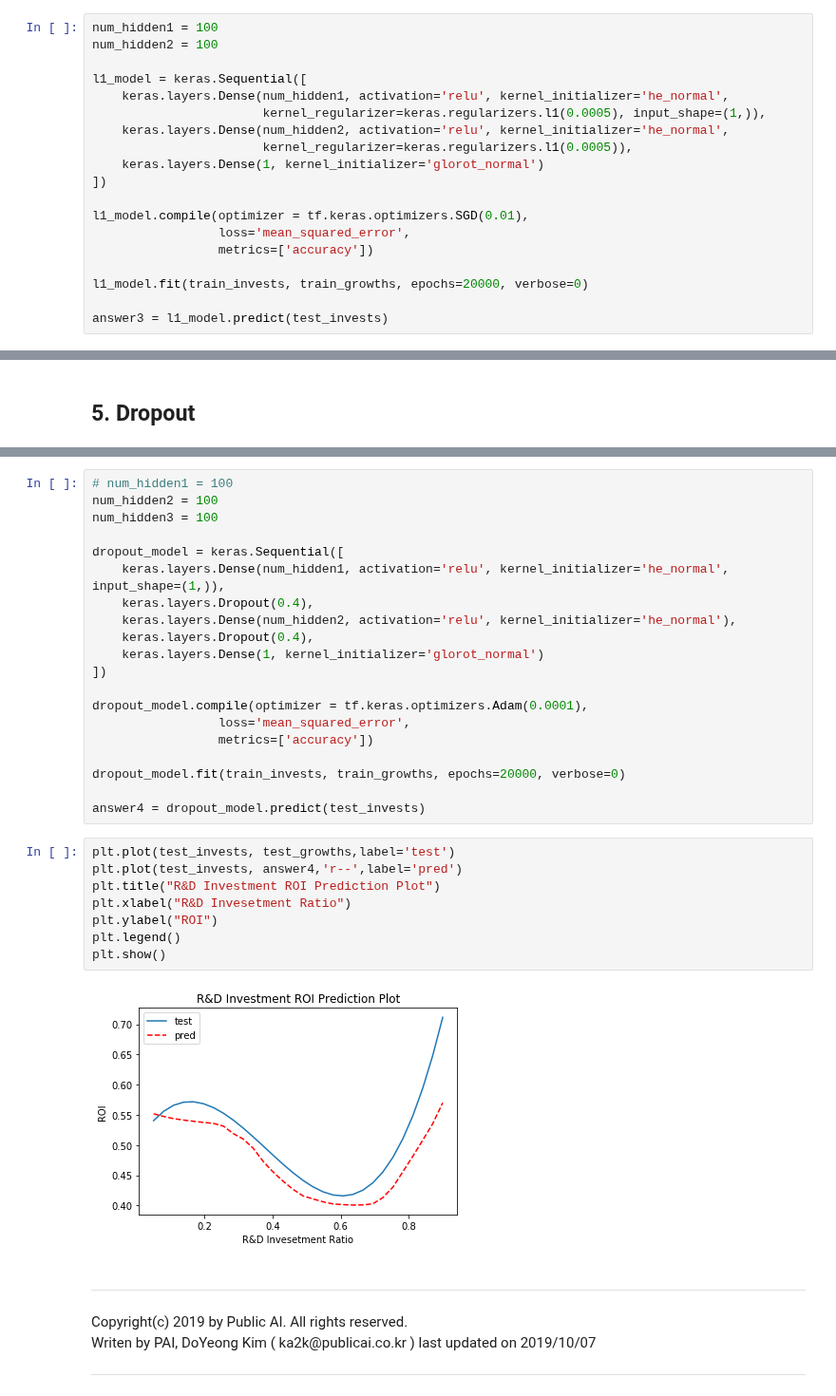
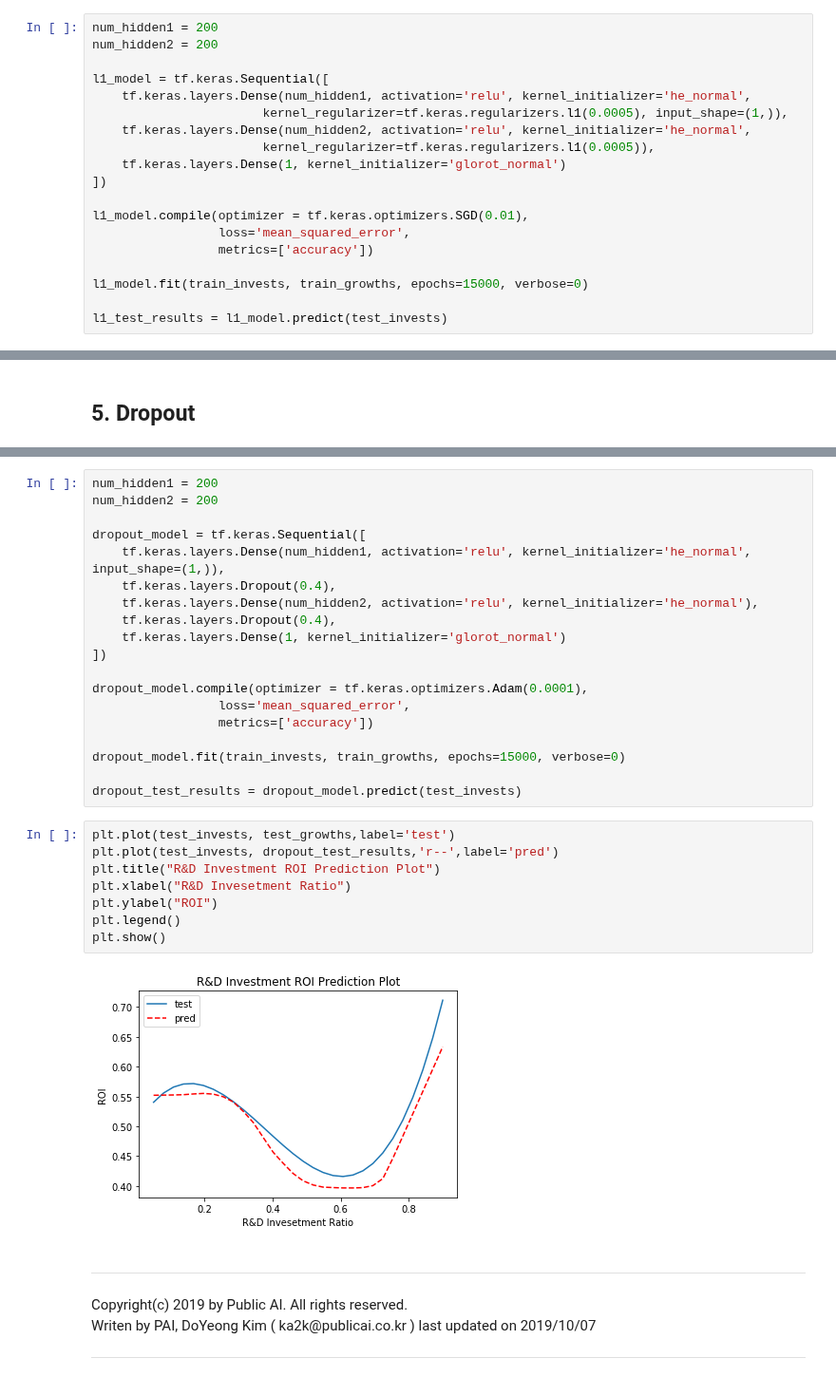
Before and after one commit to kEEPpp/Multicampus_Vision_Lecture_deploy, a Jupyter notebook: lecture-codes/Week1/DNN_Appendix/Appendix3_Regularization.ipynb, the cells around one changed output, grey strips where cells are left out. Shown at 95% size. Drawn from its saved outputs; the diff is of its cells as text.

```diff
--- a/lecture-codes/Week1/DNN_Appendix/Appendix3_Regularization.ipynb
+++ b/lecture-codes/Week1/DNN_Appendix/Appendix3_Regularization.ipynb
@@ -221,22 +219,22 @@ L2 정규화와 달리, Weight의 크기에 비례하지 않고, 단순히 Weigh
     8. learning rate는 0.01입니다.
 # %%
-num_hidden1 = 100
-num_hidden2 = 100
+num_hidden1 = 200
+num_hidden2 = 200
 
-l1_model = keras.Sequential([
-    keras.layers.Dense(num_hidden1, activation='relu', kernel_initializer='he_normal',
-                       kernel_regularizer=keras.regularizers.l1(0.0005), input_shape=(1,)),
-    keras.layers.Dense(num_hidden2, activation='relu', kernel_initializer='he_normal',
-                       kernel_regularizer=keras.regularizers.l1(0.0005)),
-    keras.layers.Dense(1, kernel_initializer='glorot_normal')
+l1_model = tf.keras.Sequential([
+    tf.keras.layers.Dense(num_hidden1, activation='relu', kernel_initializer='he_normal',
+                       kernel_regularizer=tf.keras.regularizers.l1(0.0005), input_shape=(1,)),
+    tf.keras.layers.Dense(num_hidden2, activation='relu', kernel_initializer='he_normal',
+                       kernel_regularizer=tf.keras.regularizers.l1(0.0005)),
+    tf.keras.layers.Dense(1, kernel_initializer='glorot_normal')
 ])
 
 l1_model.compile(optimizer = tf.keras.optimizers.SGD(0.01),
                  loss='mean_squared_error',
                  metrics=['accuracy'])
 
-l1_model.fit(train_invests, train_growths, epochs=20000, verbose=0)
+l1_model.fit(train_invests, train_growths, epochs=15000, verbose=0)
 
-answer3 = l1_model.predict(test_invests)
+l1_test_results = l1_model.predict(test_invests)
 # %%
 plt.plot(test_invests, test_growths,label='test')
@@ -279,34 +277,33 @@ Dropout 알고리즘은 매우 간단합니다. 아래 이미지와 같이 매
     8. learning rate는 0.0001입니다.
 # %%
-# num_hidden1 = 100
-num_hidden2 = 100
-num_hidden3 = 100
+num_hidden1 = 200
+num_hidden2 = 200
 
-dropout_model = keras.Sequential([
-    keras.layers.Dense(num_hidden1, activation='relu', kernel_initializer='he_normal', input_shape=(1,)),
-    keras.layers.Dropout(0.4),
-    keras.layers.Dense(num_hidden2, activation='relu', kernel_initializer='he_normal'),
-    keras.layers.Dropout(0.4),
-    keras.layers.Dense(1, kernel_initializer='glorot_normal')
+dropout_model = tf.keras.Sequential([
+    tf.keras.layers.Dense(num_hidden1, activation='relu', kernel_initializer='he_normal', input_shape=(1,)),
+    tf.keras.layers.Dropout(0.4),
+    tf.keras.layers.Dense(num_hidden2, activation='relu', kernel_initializer='he_normal'),
+    tf.keras.layers.Dropout(0.4),
+    tf.keras.layers.Dense(1, kernel_initializer='glorot_normal')
 ])
 
 dropout_model.compile(optimizer = tf.keras.optimizers.Adam(0.0001),
                  loss='mean_squared_error',
                  metrics=['accuracy'])
 
-dropout_model.fit(train_invests, train_growths, epochs=20000, verbose=0)
+dropout_model.fit(train_invests, train_growths, epochs=15000, verbose=0)
 
-answer4 = dropout_model.predict(test_invests)
+dropout_test_results = dropout_model.predict(test_invests)
 # %%
 plt.plot(test_invests, test_growths,label='test')
-plt.plot(test_invests, answer4,'r--',label='pred')
+plt.plot(test_invests, dropout_test_results,'r--',label='pred')
 plt.title("R&D Investment ROI Prediction Plot")
 plt.xlabel("R&D Invesetment Ratio")
 plt.ylabel("ROI")
 plt.legend()
 plt.show()
 # %% [output]
-[figure, old version]
+[figure, new version]
 # %% [markdown]
 #
 
```
Also changed, not shown: parts of 13 cells of this notebook, 2 other files.
